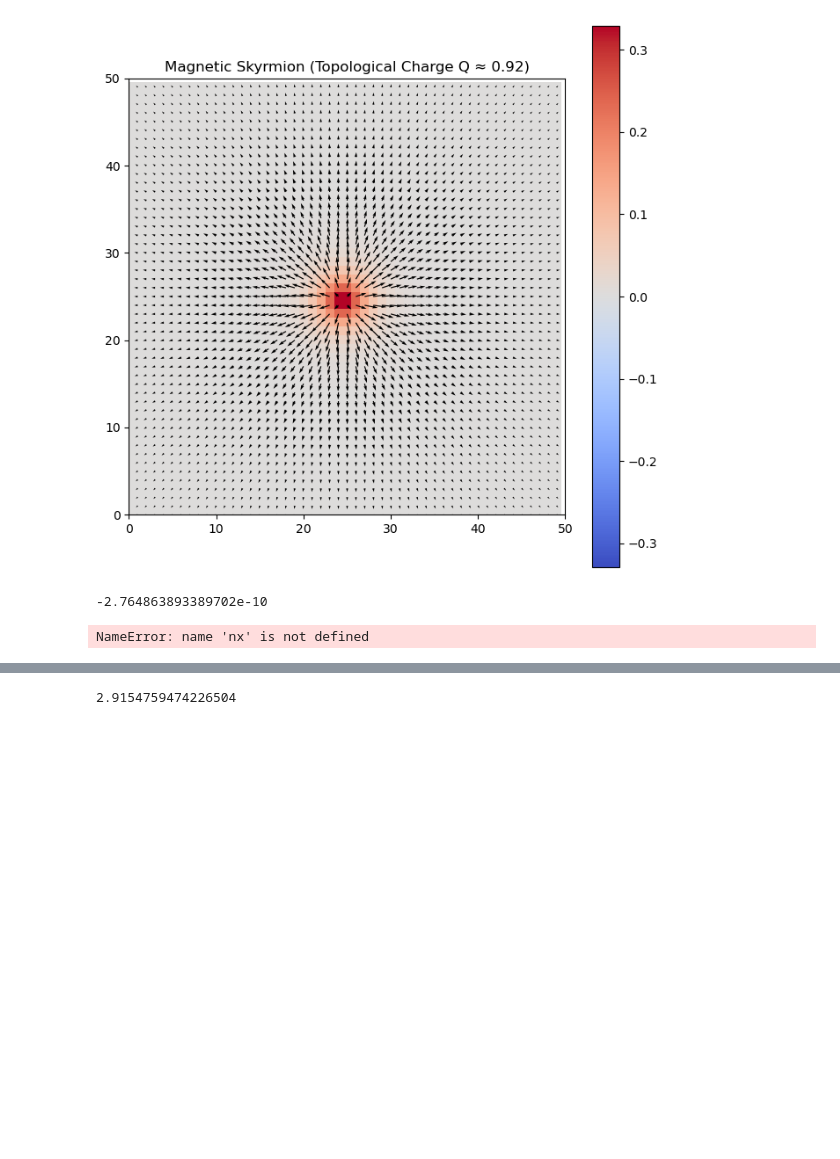
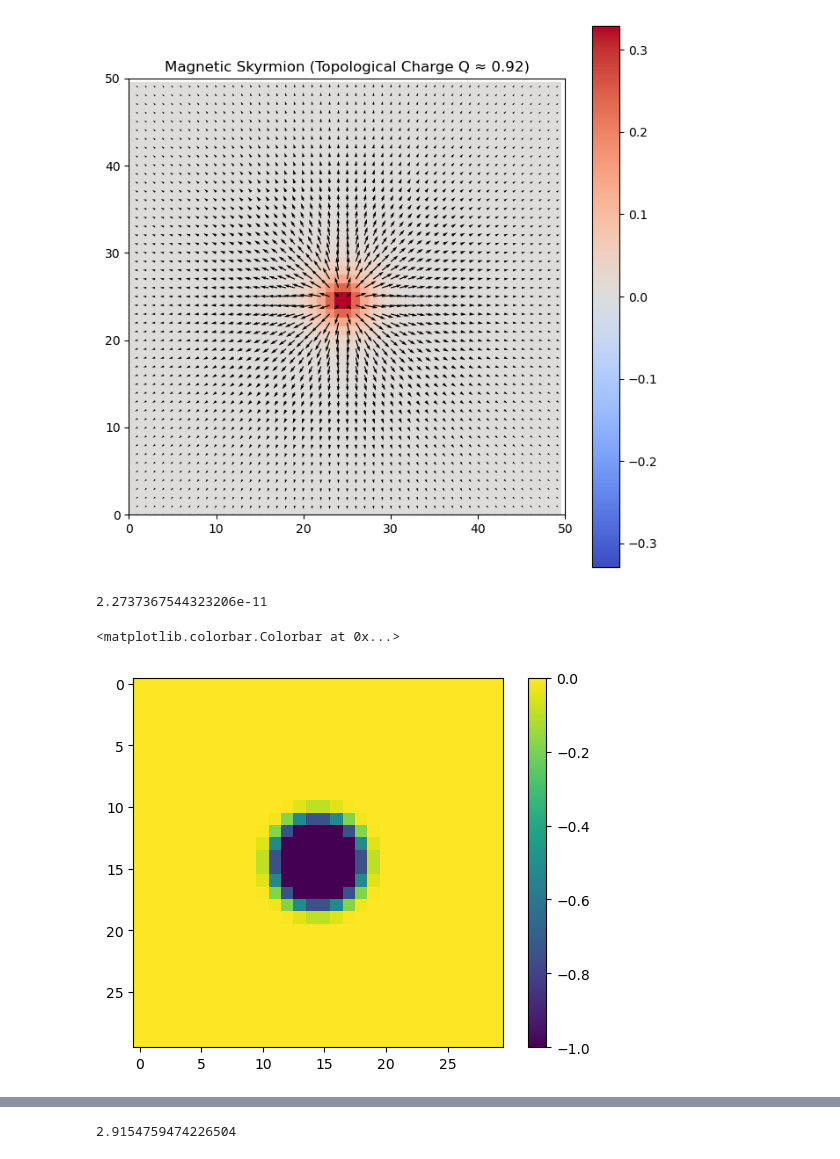
Before and after one commit to jan-chelmecki/skyrmion-tunnelling, a Jupyter notebook: instanton.ipynb, the cells around one changed output, grey strips where cells are left out. Cells and saved outputs as stored; diff of their text form; code cells hidden in the pictures; blank space fills up the shorter version.

```diff
--- a/instanton.ipynb
+++ b/instanton.ipynb
@@ -83,12 +83,15 @@ show(n)
 # %% [output]
 [figure]
 # %%
-def H_vect(n,J1,J2,J3,B):
+def H_vect(n,J1,J2,J3,K,B):
     E = 0
     nx = n.shape[1]; ny = n.shape[2]
     for i in range(nx):
         for j in range(ny):
             n_a = n[:,i,j]
+            #account for the anisotropy
+            E -= K*n_a[2]**2
+            #add external field
             E -= B[i,j]*n_a[2]
             for (k,l) in [(i+1,j),(i,j+1)]:
                 k = k%nx; l = j%ny; # periodic BCs
@@ -104,7 +107,7 @@ def H_vect(n,J1,J2,J3,B):
                 E -= J3*( n_a[0]*n_b[0]+n_a[1]*n_b[1]+n_a[2]*n_b[2] )
         #end
     #end
-    E += np.sum(B)+nx*ny*(2*J1+2*J2+2*J3) #subtract the FM energy
+    E += np.sum(B)+nx*ny*(K+2*J1+2*J2+2*J3) #subtract the energy of the FM state
     return E
 #end
 
@@ -117,15 +120,26 @@ def B_uniform(nx,ny,B_val, rim=True,rim_val=0.5):
     return B*np.ones((nx,ny))
 #end
 
+def local_B_field(nx,ny,B_val,r,sigma=1.0):
+    X,Y = np.meshgrid(1.0*np.arange(nx),1.0*np.arange(ny))
+    #shift the centre
+    X -= (nx-1)//2+0.5
+    Y -= (ny-1)//2+0.5
+    R = np.sqrt(X**2+Y**2)
+
+    return B_val*( (R<=r) + (R>=r)*np.exp(-(R-r)**2/sigma**2) )
+
+
 n = ferromagnetic(50,37)
-H_vect(n,1.0, -0.2, -0.1, B_uniform(50,37,1.23))
+H_vect(n,1.0, -0.2, -0.1, 0.2, B_uniform(50,37,1.23))
 # %% [output]
--2.764863893389702e-10
+2.2737367544323206e-11
-# %%
-plt.imshow(B_uniform(nx,ny,0.002, rim=True))
-plt.colorbar()
-# %% [output]
-NameError: name 'nx' is not defined
+# %%
+plt.imshow(local_B_field(30,30,-1.0,3.0))
+plt.colorbar()
+# %% [output]
+<matplotlib.colorbar.Colorbar at 0x...>
+[figure, added]
 # %%
 nx = 50; ny =50
 #J1 = 1.0; J2 = -0.25; J3 = -0.10; B = -0.006
```
Also changed, not shown: parts of 16 cells of this notebook.
